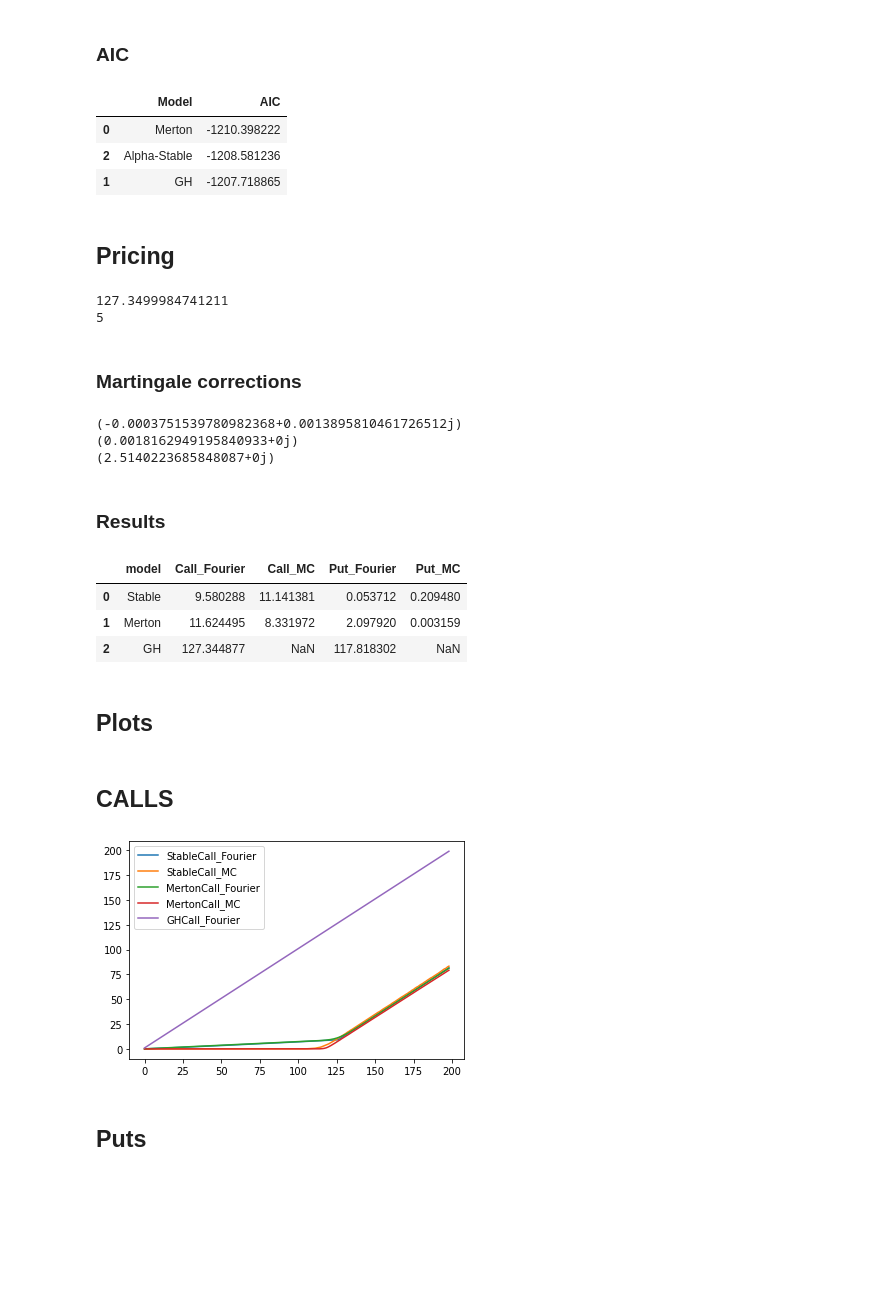
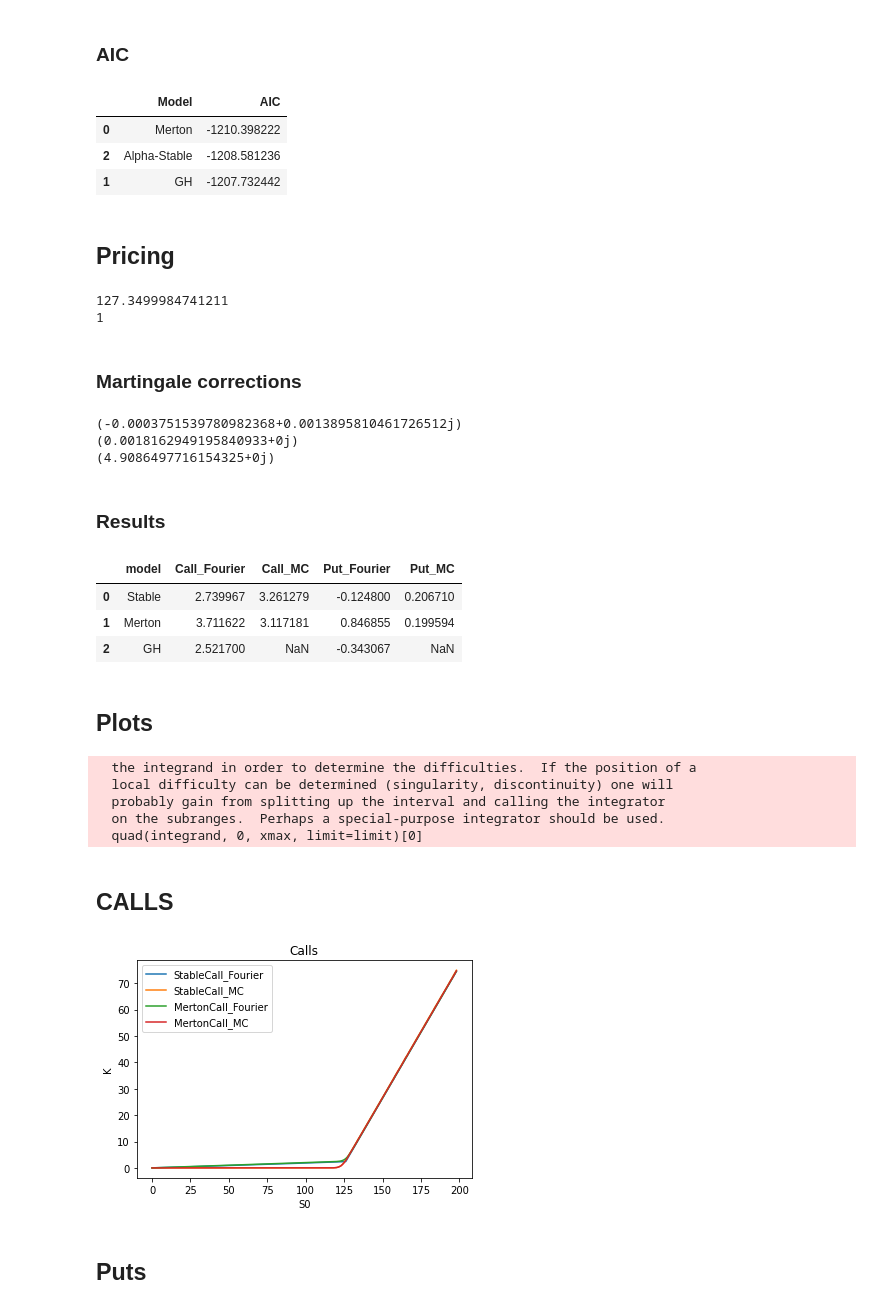
Before and after one commit to IGRDA/TFM, a Jupyter notebook: TFM_INAKI.ipynb, the cells around one changed output. Cells and saved outputs as stored; diff of their text form; code cells hidden in the pictures; blank space fills up the shorter version.

Commit message:
merton fixed

```diff
--- a/TFM_INAKI.ipynb
+++ b/TFM_INAKI.ipynb
@@ -220,28 +221,38 @@ plt.show()
 # %% [markdown]
 ### AIC
 # %%
-pd.DataFrame({"Merton":merton_model.aic,"GH":gh_model.aic,"Alpha-Stable":alpha_model.aic}.items(),
+pd.DataFrame({"Merton":merton_model.aic,
+              "GH":gh_model.aic,
+              "Alpha-Stable":alpha_model.aic}.items(),
              columns=["Model","AIC"]).sort_values("AIC")
 # %% [output]
 |  | Model | AIC |
 | 0 | Merton | -1210.398222 |
 | 2 | Alpha-Stable | -1208.581236 |
-| 1 | GH | -1207.718865 |
+| 1 | GH | -1207.732442 |
 # %% [markdown]
 ## Pricing
 # %%
-r=1.5/100
+r=2/100
 S0=initial_value
 K=127
-T=5
+T=1
 print(S0)
 print(T)
 # %% [output]
 127.3499984741211
-5
+1
 # %% [markdown]
 ###  Martingale corrections
 # %%
+cf_mert_mcm = partial(merton_model.cf_mert,
+                       t=T,
+                       mu= merton_model.mu-merton_model.mcm,
+                       sig= merton_model.sig,
+                       lam= merton_model.lam,
+                       muJ= merton_model.muJ,
+                       sigJ= merton_model.sigJ)
+
 cf_stable_mcm = alpha_model.cf_stable(
                         t=T,
                         alpha=alpha_model.alpha,
@@ -249,13 +260,7 @@ cf_stable_mcm = alpha_model.cf_stable(
                         mu=alpha_model.mu-alpha_model.mcm,
                         c=alpha_model.c)
 
-cf_mert_mcm = partial(merton_model.cf_mert,
-                       t=T,
-                       mu= merton_model.mu-merton_model.mcm,
-                       sig= merton_model.sig,
-                       lam= merton_model.lam,
-                       muJ= merton_model.muJ,
-                       sigJ= merton_model.sigJ)
+
 
 
 cf_GH_mcm = partial(gh_model.cf_GH,
@@ -265,73 +270,83 @@ cf_GH_mcm = partial(gh_model.cf_GH,
                     lam= gh_model.lam,
                     alpha=gh_model.alpha,
                     betta=gh_model.betta)
+
 print(alpha_model.mcm)
 print(merton_model.mcm)
 print(gh_model.mcm)
 # %% [output]
 (-0.0003751539780982368+0.0013895810461726512j)
 (0.0018162949195840933+0j)
-(2.5140223685848087+0j)
+(4.9086497716154325+0j)
 # %% [markdown]
 ### Results
 # %%
 data = [{'model': "Stable",
-         "Call_Fourier":utils.fourierPricer(K=K,S0=S0,r=r,cf=cf_stable_mcm,payoff="call",T=T,udep=False),
+         "Call_Fourier":utils.fourierPricer(K=K,S0=S0,r=r,cf=cf_stable_mcm,payoff="call",T=T,udep=False,mcm=alpha_model.mcm),
          "Call_MC":alpha_model.mcPricer(K=K,r=r,T=T,S0=S0,payoff="call",N=10000)[0],
-         "Put_Fourier":utils.fourierPricer(K=K,S0=S0,r=r,cf=cf_stable_mcm,payoff="put",T=T,udep=False),
+         "Put_Fourier":utils.fourierPricer(K=K,S0=S0,r=r,cf=cf_stable_mcm,payoff="put",T=T,udep=False,mcm=alpha_model.mcm),
          "Put_MC":alpha_model.mcPricer(K=K,r=r,T=T,S0=S0,payoff="put",N=10000)[0]},
        {'model': "Merton",
-         "Call_Fourier":utils.fourierPricer(K=K,S0=S0,r=r,cf=cf_mert_mcm,payoff="call",T=T,udep=True),
+         "Call_Fourier":utils.fourierPricer(K=K,S0=S0,r=r,cf=cf_mert_mcm,payoff="call",T=T,udep=True,mcm=merton_model.mcm),
          "Call_MC":merton_model.mcPricer(K=K,r=r,T=T,S0=S0,payoff="call",N=10000)[0],
-         "Put_Fourier":utils.fourierPricer(K=K,S0=S0,r=r,cf=cf_mert_mcm,payoff="put",T=T,udep=True),
+         "Put_Fourier":utils.fourierPricer(K=K,S0=S0,r=r,cf=cf_mert_mcm,payoff="put",T=T,udep=True,mcm=merton_model.mcm),
          "Put_MC":merton_model.mcPricer(K=K,r=r,T=T,S0=S0,payoff="put",N=10000)[0]},
        {'model': "GH",
-         "Call_Fourier":utils.fourierPricer(K=K,S0=S0,r=r,cf=cf_GH_mcm,payoff="call",T=T,udep=True),
+         "Call_Fourier":utils.fourierPricer(K=K,S0=S0,r=r,cf=cf_GH_mcm,payoff="call",T=T,udep=True,mcm=gh_model.mcm),
          #"Call_MC":gh_model.mcPricer(K=K,r=r,T=T,S0=S0,payoff="call",N=1)[0],
-         "Put_Fourier":utils.fourierPricer(K=K,S0=S0,r=r,cf=cf_GH_mcm,payoff="put",T=T,udep=True),
+         "Put_Fourier":utils.fourierPricer(K=K,S0=S0,r=r,cf=cf_GH_mcm,payoff="put",T=T,udep=True,mcm=gh_model.mcm),
          #"Put_MC":gh_model.mcPricer(K=K,r=r,T=T,S0=S0,payoff="put",N=1)[0]
        }]
 
 pd.DataFrame.from_dict(data)
 # %% [output]
 |  | model | Call_Fourier | Call_MC | Put_Fourier | Put_MC |
-| 0 | Stable | 9.580288 | 11.141381 | 0.053712 | 0.209480 |
-| 1 | Merton | 11.624495 | 8.331972 | 2.097920 | 0.003159 |
-| 2 | GH | 127.344877 | NaN | 117.818302 | NaN |
+| 0 | Stable | 2.739967 | 3.261279 | -0.124800 | 0.206710 |
+| 1 | Merton | 3.711622 | 3.117181 | 0.846855 | 0.199594 |
+| 2 | GH | 2.521700 | NaN | -0.343067 | NaN |
 # %% [markdown]
 ## Plots
 # %%
 S = [i for i in range(1,200)]
 plots= [{'model': "Stable",
-         "Call_Fourier":[utils.fourierPricer(K=K,S0=s,r=r,cf=cf_stable_mcm,payoff="call",T=T,udep=False) for s in S],
+         "Call_Fourier":[utils.fourierPricer(K=K,S0=s,r=r,cf=cf_stable_mcm,payoff="call",T=T,udep=False,mcm=alpha_model.mcm) for s in S],
          "Call_MC":[alpha_model.mcPricer(K=K,r=r,T=T,S0=s,payoff="call",N=10000)[0] for s in S],
-         "Put_Fourier":[utils.fourierPricer(K=K,S0=s,r=r,cf=cf_stable_mcm,payoff="put",T=T,udep=False) for s in S],
+         "Put_Fourier":[utils.fourierPricer(K=K,S0=s,r=r,cf=cf_stable_mcm,payoff="put",T=T,udep=False,mcm=alpha_model.mcm) for s in S],
          "Put_MC":[alpha_model.mcPricer(K=K,r=r,T=T,S0=s,payoff="put",N=10000)[0]for s in S]},
        {'model': "Merton",
-         "Call_Fourier":[utils.fourierPricer(K=K,S0=s,r=r,cf=cf_mert_mcm,payoff="call",T=T,udep=True) for s in S],
+         "Call_Fourier":[utils.fourierPricer(K=K,S0=s,r=r,cf=cf_mert_mcm,payoff="call",T=T,udep=True,mcm=merton_model.mcm) for s in S],
          "Call_MC":[merton_model.mcPricer(K=K,r=r,T=T,S0=s,payoff="call",N=10000)[0]for s in S],
-         "Put_Fourier":[utils.fourierPricer(K=K,S0=s,r=r,cf=cf_mert_mcm,payoff="put",T=T,udep=True) for s in S],
+         "Put_Fourier":[utils.fourierPricer(K=K,S0=s,r=r,cf=cf_mert_mcm,payoff="put",T=T,udep=True,mcm=merton_model.mcm) for s in S],
          "Put_MC":[merton_model.mcPricer(K=K,r=r,T=T,S0=s,payoff="put",N=10000)[0]for s in S]},
        {'model': "GH",
-         "Call_Fourier":[utils.fourierPricer(K=K,S0=s,r=r,cf=cf_GH_mcm,payoff="call",T=T,udep=True) for s in S],
+         "Call_Fourier":[utils.fourierPricer(K=K,S0=s,r=r,cf=cf_GH_mcm,payoff="call",T=T,udep=True,mcm=gh_model.mcm) for s in S],
          #"Call_MC":[gh_model.mcPricer(K=K,r=r,T=T,S0=s,payoff="call",N=50)[0]for s in S],
-         "Put_Fourier":[utils.fourierPricer(K=K,S0=s,r=r,cf=cf_GH_mcm,payoff="put",T=T,udep=True) for s in S],
+         "Put_Fourier":[utils.fourierPricer(K=K,S0=s,r=r,cf=cf_GH_mcm,payoff="put",T=T,udep=True,mcm=gh_model.mcm) for s in S],
          #"Put_MC":[gh_model.mcPricer(K=K,r=r,T=T,S0=s,payoff="put",N=1)[0]for s in S]
        }]
+# %% [output]
+  the integrand in order to determine the difficulties.  If the position of a
+  local difficulty can be determined (singularity, discontinuity) one will
+  probably gain from splitting up the interval and calling the integrator
+  on the subranges.  Perhaps a special-purpose integrator should be used.
+  quad(integrand, 0, xmax, limit=limit)[0]
 # %% [markdown]
 ## CALLS
 # %%
 for i in plots:
     for j in i.keys():
         if ((j!="model") and (j!="Put_Fourier") and (j!="Put_MC")):
             #if i["model"]!="GH":
             #if ((i["model"]+j)!="GHCall_MC"):
             plt.plot(i[j],label=i["model"]+j)
+plt.title("Calls")
+plt.xlabel("S0")
+plt.ylabel("K")
 plt.legend()
 
 plt.show()
 # %% [output]
-[figure, old version]
+[figure, new version]
 # %% [markdown]
 ## Puts
 # %%
```
Also changed, not shown: parts of 7 cells of this notebook, 4 other files.
